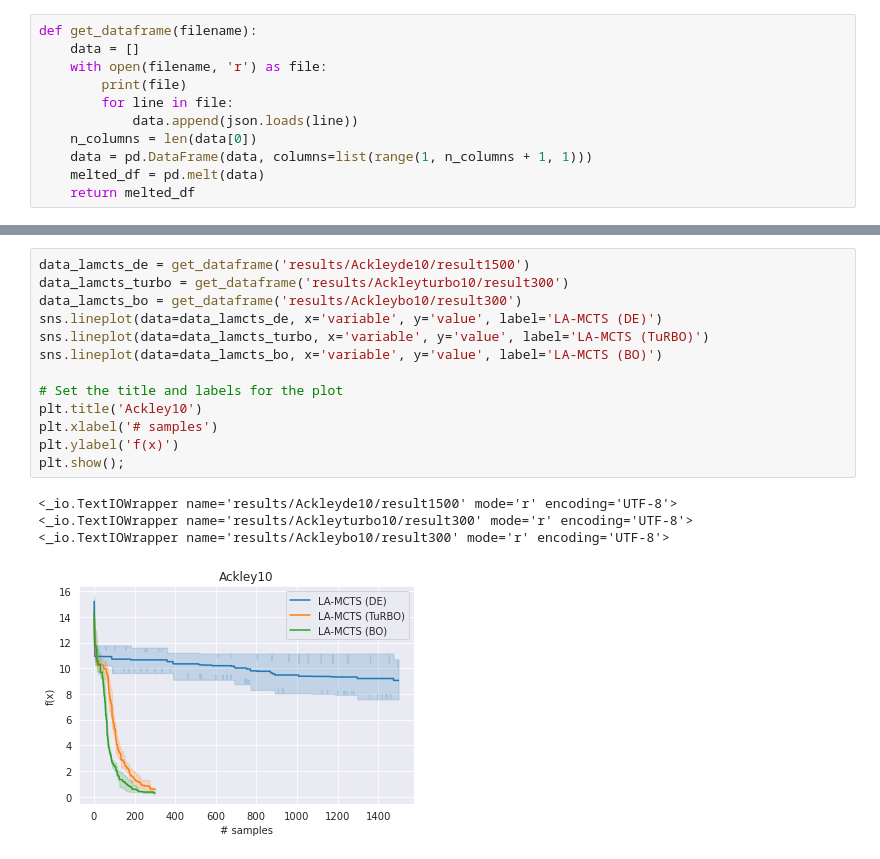
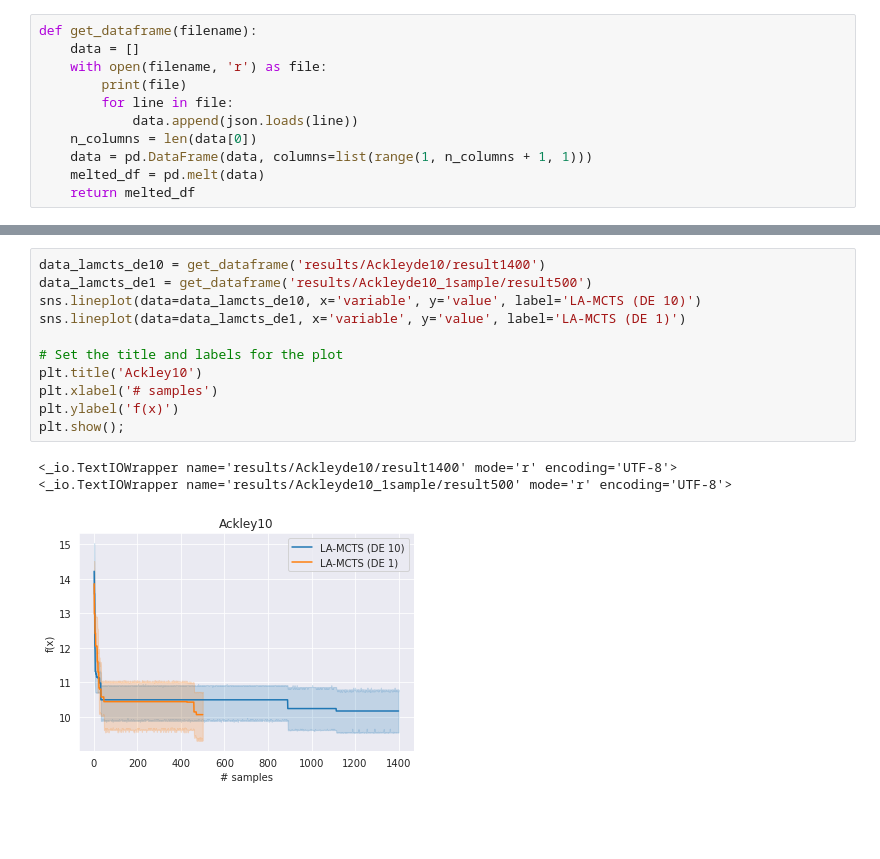
Before and after one commit to Marina-DU/LaMCTS, a Jupyter notebook: LA-MCTS/compare_solvers.ipynb, the cells around one changed output, grey strips where cells are left out. Drawn from its saved outputs; the diff is of its cells as text; blank space fills up the shorter version.

```diff
--- a/LA-MCTS/compare_solvers.ipynb
+++ b/LA-MCTS/compare_solvers.ipynb
@@ -90,18 +102,15 @@ plt.show();
 # %%
-data_lamcts_de = get_dataframe('results/Ackleyde10/result1500')
-data_lamcts_turbo = get_dataframe('results/Ackleyturbo10/result300')
-data_lamcts_bo = get_dataframe('results/Ackleybo10/result300')
-sns.lineplot(data=data_lamcts_de, x='variable', y='value', label='LA-MCTS (DE)')
-sns.lineplot(data=data_lamcts_turbo, x='variable', y='value', label='LA-MCTS (TuRBO)')
-sns.lineplot(data=data_lamcts_bo, x='variable', y='value', label='LA-MCTS (BO)')
+data_lamcts_de10 = get_dataframe('results/Ackleyde10/result1400')
+data_lamcts_de1 = get_dataframe('results/Ackleyde10_1sample/result500')
+sns.lineplot(data=data_lamcts_de10, x='variable', y='value', label='LA-MCTS (DE 10)')
+sns.lineplot(data=data_lamcts_de1, x='variable', y='value', label='LA-MCTS (DE 1)')
 
 # Set the title and labels for the plot
 plt.title('Ackley10')
 plt.xlabel('# samples')
 plt.ylabel('f(x)')
 plt.show();
 # %% [output]
-<_io.TextIOWrapper name='results/Ackleyde10/result1500' mode='r' encoding='UTF-8'>
-<_io.TextIOWrapper name='results/Ackleyturbo10/result300' mode='r' encoding='UTF-8'>
-<_io.TextIOWrapper name='results/Ackleybo10/result300' mode='r' encoding='UTF-8'>
+<_io.TextIOWrapper name='results/Ackleyde10/result1400' mode='r' encoding='UTF-8'>
+<_io.TextIOWrapper name='results/Ackleyde10_1sample/result500' mode='r' encoding='UTF-8'>
-[figure, old version]
+[figure, new version]
```
Also changed, not shown: parts of 10 cells of this notebook, 6 other files.
